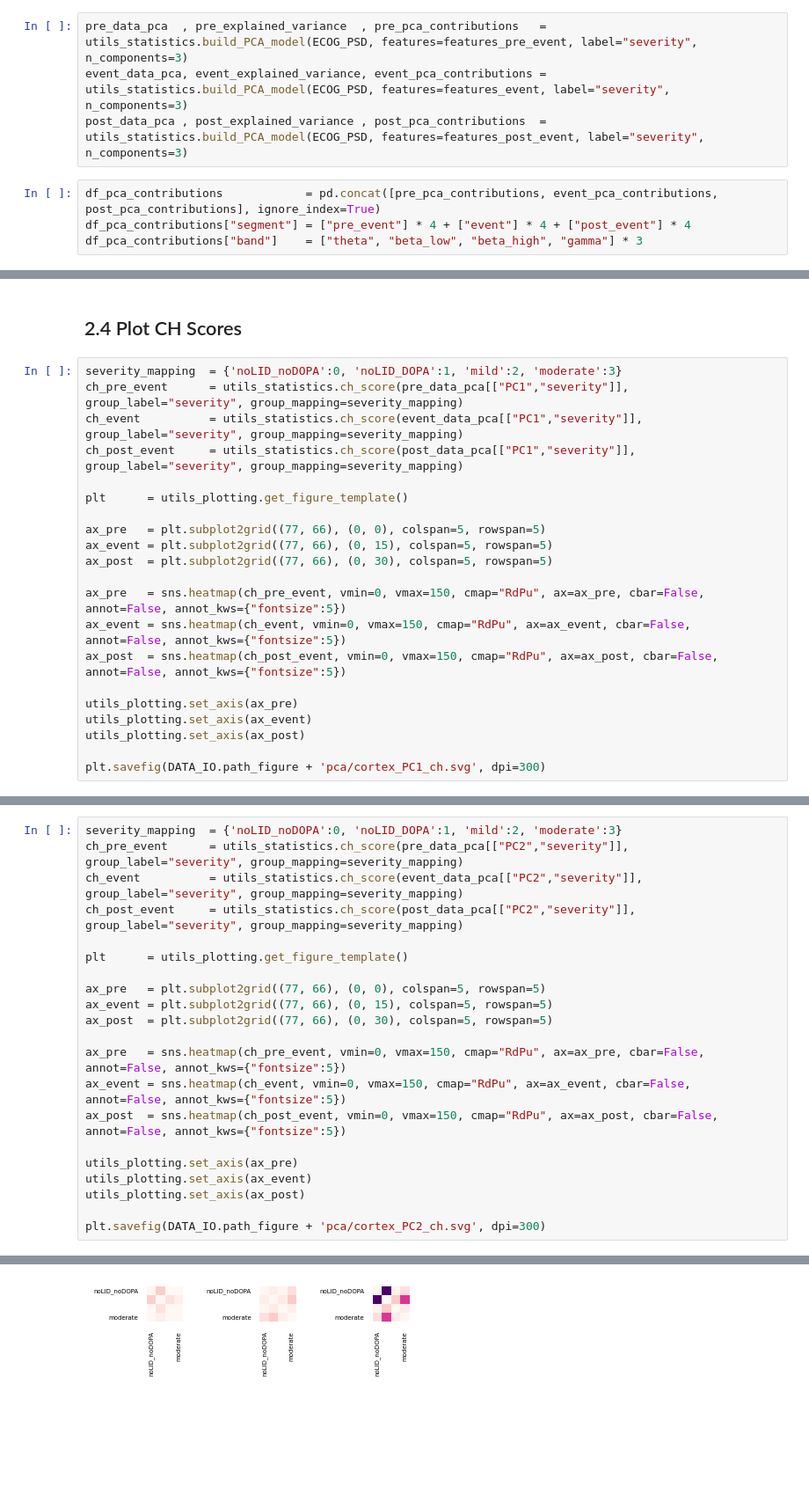
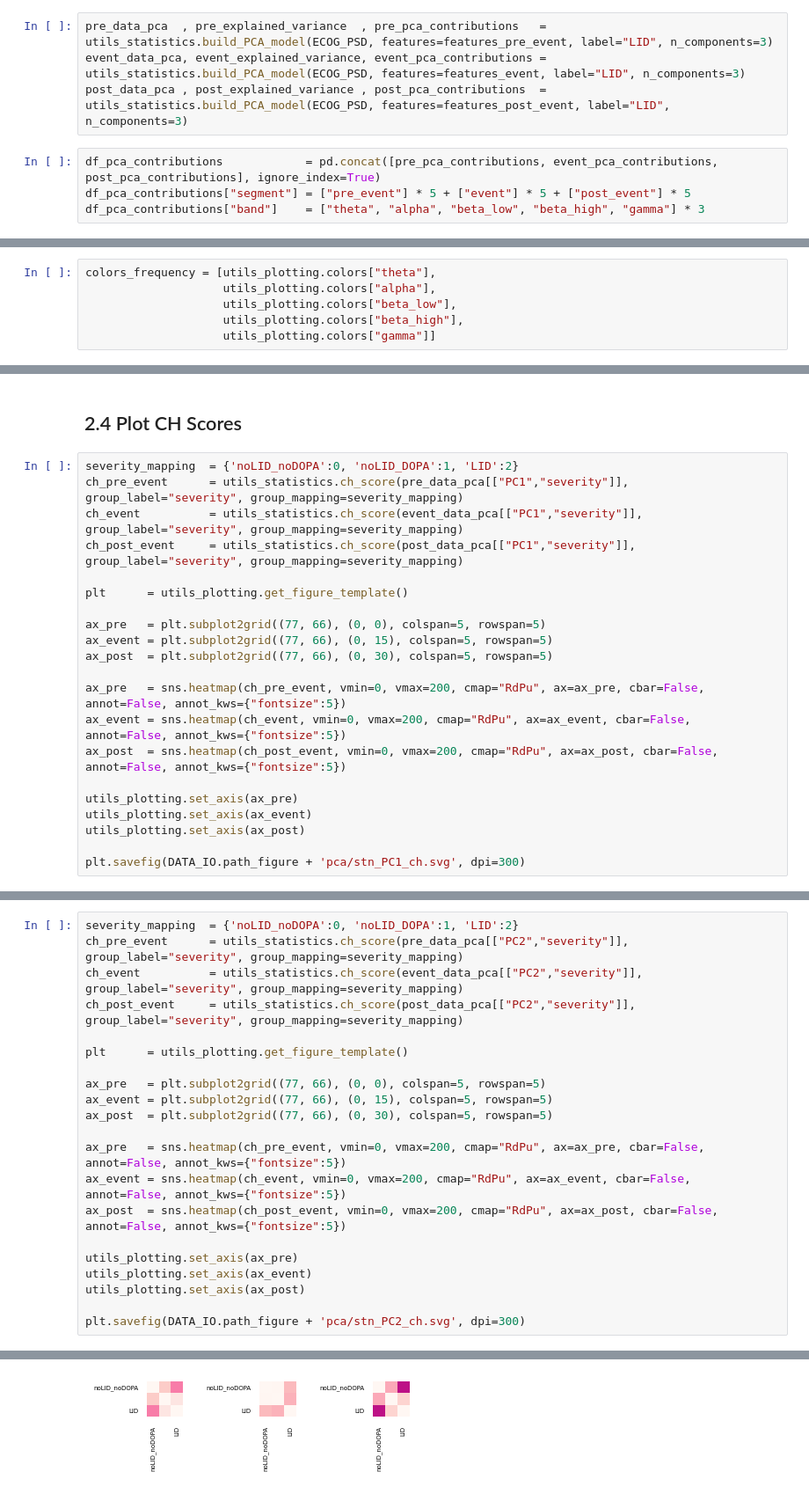
Before and after one commit to FilippoHei/PD-Dyskinesia-Electrophysiology, a Jupyter notebook: 4.5 ECOG PCA.ipynb, the cells around one changed output, grey strips where cells are left out. Shown at 88% size. Drawn from its saved outputs; the diff is of its cells as text; blank space fills up the shorter version.

```diff
--- a/4.5 ECOG PCA.ipynb
+++ b/4.5 ECOG PCA.ipynb
@@ -37,10 +45,10 @@ features_post_event = ['post_event_theta_mean', 'post_event_beta_low_mean','post
 # %% [markdown]
 # 1. PCA Analysis
 # %%
-pre_data_pca  , pre_explained_variance  , pre_pca_contributions   = utils_statistics.build_PCA_model(ECOG_PSD, features=features_pre_event, label="severity", n_components=3)
-event_data_pca, event_explained_variance, event_pca_contributions = utils_statistics.build_PCA_model(ECOG_PSD, features=features_event, label="severity", n_components=3)
-post_data_pca , post_explained_variance , post_pca_contributions  = utils_statistics.build_PCA_model(ECOG_PSD, features=features_post_event, label="severity", n_components=3)
+pre_data_pca  , pre_explained_variance  , pre_pca_contributions   = utils_statistics.build_PCA_model(ECOG_PSD, features=features_pre_event, label="LID", n_components=3)
+event_data_pca, event_explained_variance, event_pca_contributions = utils_statistics.build_PCA_model(ECOG_PSD, features=features_event, label="LID", n_components=3)
+post_data_pca , post_explained_variance , post_pca_contributions  = utils_statistics.build_PCA_model(ECOG_PSD, features=features_post_event, label="LID", n_components=3)
 # %%
 df_pca_contributions            = pd.concat([pre_pca_contributions, event_pca_contributions, post_pca_contributions], ignore_index=True)
-df_pca_contributions["segment"] = ["pre_event"] * 4 + ["event"] * 4 + ["post_event"] * 4
-df_pca_contributions["band"]    = ["theta", "beta_low", "beta_high", "gamma"] * 3
+df_pca_contributions["segment"] = ["pre_event"] * 5 + ["event"] * 5 + ["post_event"] * 5
+df_pca_contributions["band"]    = ["theta", "alpha", "beta_low", "beta_high", "gamma"] * 3
@@ -115,3 +125,9 @@ colors_frequency = ["#B5179E", "#1DBCED", "#0154EF", "#EC096F"]
+# %%
+colors_frequency = [utils_plotting.colors["theta"],
+                    utils_plotting.colors["alpha"],
+                    utils_plotting.colors["beta_low"],
+                    utils_plotting.colors["beta_high"],
+                    utils_plotting.colors["gamma"]]
 # %%
 plt    = utils_plotting.get_figure_template()
 
@@ -164,7 +180,7 @@ plt.savefig(DATA_IO.path_figure + 'pca/cortex_explained_variances.svg', dpi=300)
 # %% [markdown]
 ## 2.4 Plot CH Scores
 # %%
-severity_mapping  = {'noLID_noDOPA':0, 'noLID_DOPA':1, 'mild':2, 'moderate':3}
+severity_mapping  = {'noLID_noDOPA':0, 'noLID_DOPA':1, 'LID':2}
 ch_pre_event      = utils_statistics.ch_score(pre_data_pca[["PC1","severity"]], group_label="severity", group_mapping=severity_mapping)
 ch_event          = utils_statistics.ch_score(event_data_pca[["PC1","severity"]], group_label="severity", group_mapping=severity_mapping)
 ch_post_event     = utils_statistics.ch_score(post_data_pca[["PC1","severity"]], group_label="severity", group_mapping=severity_mapping)
@@ -175,14 +191,14 @@ ax_pre   = plt.subplot2grid((77, 66), (0, 0), colspan=5, rowspan=5)
 ax_event = plt.subplot2grid((77, 66), (0, 15), colspan=5, rowspan=5)
 ax_post  = plt.subplot2grid((77, 66), (0, 30), colspan=5, rowspan=5)
 
-ax_pre   = sns.heatmap(ch_pre_event, vmin=0, vmax=150, cmap="RdPu", ax=ax_pre, cbar=False, annot=False, annot_kws={"fontsize":5})
-ax_event = sns.heatmap(ch_event, vmin=0, vmax=150, cmap="RdPu", ax=ax_event, cbar=False, annot=False, annot_kws={"fontsize":5})
-ax_post  = sns.heatmap(ch_post_event, vmin=0, vmax=150, cmap="RdPu", ax=ax_post, cbar=False, annot=False, annot_kws={"fontsize":5})
+ax_pre   = sns.heatmap(ch_pre_event, vmin=0, vmax=200, cmap="RdPu", ax=ax_pre, cbar=False, annot=False, annot_kws={"fontsize":5})
+ax_event = sns.heatmap(ch_event, vmin=0, vmax=200, cmap="RdPu", ax=ax_event, cbar=False, annot=False, annot_kws={"fontsize":5})
+ax_post  = sns.heatmap(ch_post_event, vmin=0, vmax=200, cmap="RdPu", ax=ax_post, cbar=False, annot=False, annot_kws={"fontsize":5})
 
 utils_plotting.set_axis(ax_pre)
 utils_plotting.set_axis(ax_event)
 utils_plotting.set_axis(ax_post)
 
-plt.savefig(DATA_IO.path_figure + 'pca/cortex_PC1_ch.svg', dpi=300)
+plt.savefig(DATA_IO.path_figure + 'pca/stn_PC1_ch.svg', dpi=300)
 # %% [output]
 <Figure size 640x480 with 0 Axes>
@@ -194,24 +206,24 @@ np.max([ch_pre_event.max().max(), ch_event.max().max(), ch_post_event.max().max(
 # %%
-severity_mapping  = {'noLID_noDOPA':0, 'noLID_DOPA':1, 'mild':2, 'moderate':3}
+severity_mapping  = {'noLID_noDOPA':0, 'noLID_DOPA':1, 'LID':2}
 ch_pre_event      = utils_statistics.ch_score(pre_data_pca[["PC2","severity"]], group_label="severity", group_mapping=severity_mapping)
 ch_event          = utils_statistics.ch_score(event_data_pca[["PC2","severity"]], group_label="severity", group_mapping=severity_mapping)
 ch_post_event     = utils_statistics.ch_score(post_data_pca[["PC2","severity"]], group_label="severity", group_mapping=severity_mapping)
 
 plt      = utils_plotting.get_figure_template()
 
 ax_pre   = plt.subplot2grid((77, 66), (0, 0), colspan=5, rowspan=5)
 ax_event = plt.subplot2grid((77, 66), (0, 15), colspan=5, rowspan=5)
 ax_post  = plt.subplot2grid((77, 66), (0, 30), colspan=5, rowspan=5)
 
-ax_pre   = sns.heatmap(ch_pre_event, vmin=0, vmax=150, cmap="RdPu", ax=ax_pre, cbar=False, annot=False, annot_kws={"fontsize":5})
-ax_event = sns.heatmap(ch_event, vmin=0, vmax=150, cmap="RdPu", ax=ax_event, cbar=False, annot=False, annot_kws={"fontsize":5})
-ax_post  = sns.heatmap(ch_post_event, vmin=0, vmax=150, cmap="RdPu", ax=ax_post, cbar=False, annot=False, annot_kws={"fontsize":5})
+ax_pre   = sns.heatmap(ch_pre_event, vmin=0, vmax=200, cmap="RdPu", ax=ax_pre, cbar=False, annot=False, annot_kws={"fontsize":5})
+ax_event = sns.heatmap(ch_event, vmin=0, vmax=200, cmap="RdPu", ax=ax_event, cbar=False, annot=False, annot_kws={"fontsize":5})
+ax_post  = sns.heatmap(ch_post_event, vmin=0, vmax=200, cmap="RdPu", ax=ax_post, cbar=False, annot=False, annot_kws={"fontsize":5})
 
 utils_plotting.set_axis(ax_pre)
 utils_plotting.set_axis(ax_event)
 utils_plotting.set_axis(ax_post)
 
-plt.savefig(DATA_IO.path_figure + 'pca/cortex_PC2_ch.svg', dpi=300)
+plt.savefig(DATA_IO.path_figure + 'pca/stn_PC2_ch.svg', dpi=300)
 # %% [output]
 <Figure size 640x480 with 0 Axes>
-[figure, old version]
+[figure, new version]
```
Also changed, not shown: parts of 12 cells of this notebook, 40 other files.
